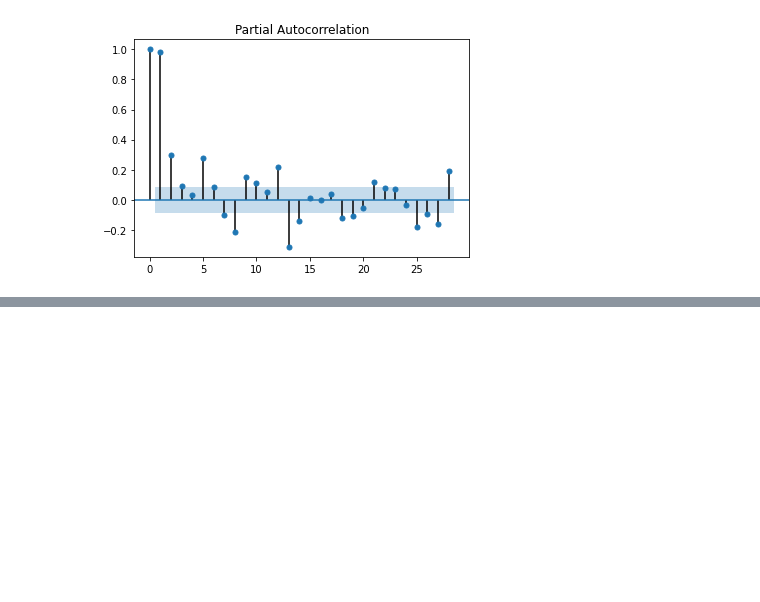
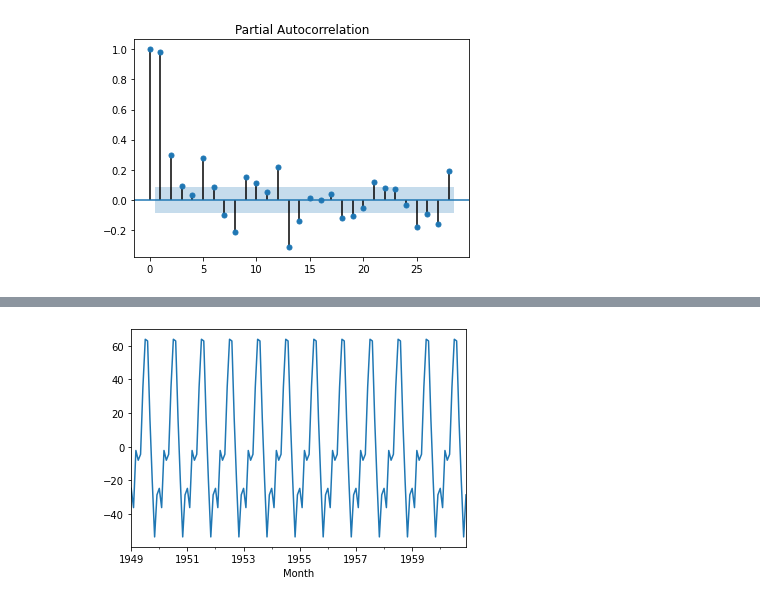
Before and after one commit to gabrielatrindade/alura-bootcamp, a Jupyter notebook: module4/lessons/tuberculosis_br.ipynb, the cells around one changed output, grey strips where cells are left out. Drawn from its saved outputs; the diff is of its cells as text; code cells hidden in the pictures; blank space fills up the shorter version.

```diff
--- a/module4/lessons/tuberculosis_br.ipynb
+++ b/module4/lessons/tuberculosis_br.ipynb
@@ -1094,0 +1136,4 @@ plot_pacf(leprosy_ts['cases']);
+# %%
+decomposition_passengers.seasonal.plot();
+# %% [output]
+[figure, added]
```
Also changed, not shown: parts of 80 cells of this notebook.
